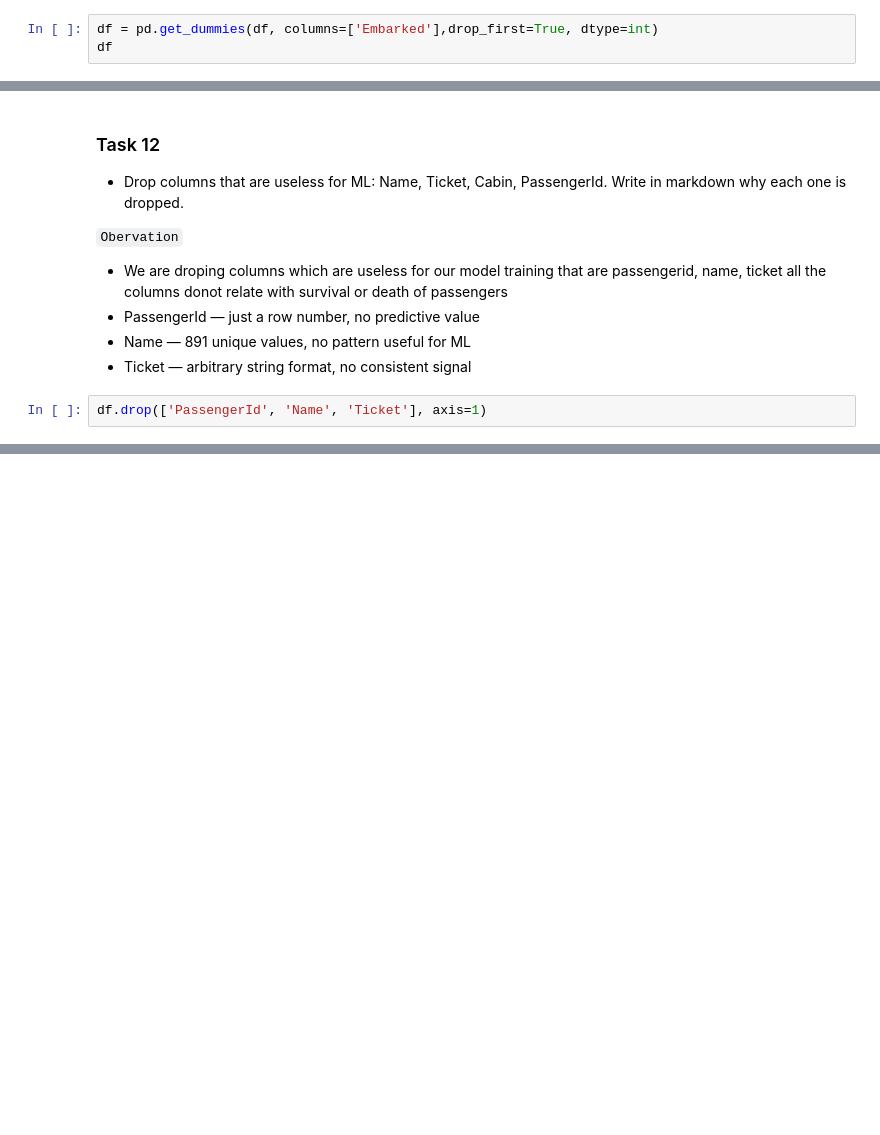
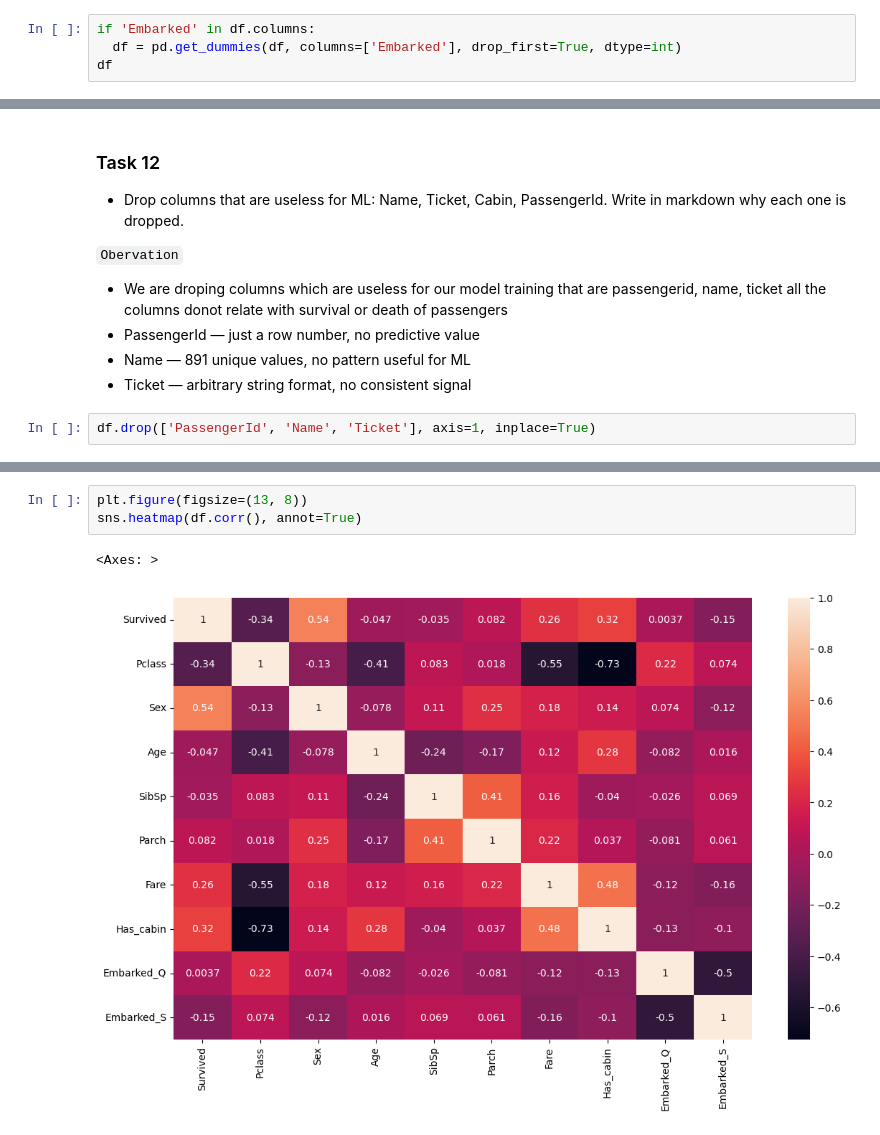
Before and after one commit to NamanTech04/ml-field-notes, a Jupyter notebook: data-analysis/02_titanic/titanic_eda.ipynb, the cells around one changed output, grey strips where cells are left out. Saved outputs shown, nothing was run; the diff lists cells and outputs as text; blank space fills up the shorter version.

```diff
--- a/data-analysis/02_titanic/titanic_eda.ipynb
+++ b/data-analysis/02_titanic/titanic_eda.ipynb
@@ -337,7 +337,8 @@ df.head()
 - Also to avoid dummy variable trap and to prevents multicolinearity we drop the very first generated column so that they wont depend on each other
 - Sex has only 2 values. Binary columns don't need OHE because there's no false ordering between 0 and 1. Embarked has 3 values — if you label encode C=0, Q=1, S=2, the model thinks S > Q > C which is meaningless
 # %%
-df = pd.get_dummies(df, columns=['Embarked'],drop_first=True, dtype=int)
+if 'Embarked' in df.columns:
+  df = pd.get_dummies(df, columns=['Embarked'], drop_first=True, dtype=int)
 df
 # %% [output]
 |  | PassengerId | Survived | Pclass | Name | Sex | Age | SibSp | Parch | Ticket | Fare | ... |
@@ -363,4 +364,4 @@ df
 - Name — 891 unique values, no pattern useful for ML
 - Ticket — arbitrary string format, no consistent signal
 # %%
-df.drop(['PassengerId', 'Name', 'Ticket'], axis=1)
+df.drop(['PassengerId', 'Name', 'Ticket'], axis=1, inplace=True)
@@ -380,0 +378,6 @@ df.drop(['PassengerId', 'Name', 'Ticket'], axis=1)
+# %%
+plt.figure(figsize=(13, 8))
+sns.heatmap(df.corr(), annot=True)
+# %% [output]
+<Axes: >
+[figure, added]
```
Also changed, not shown: parts of 8 cells of this notebook.
